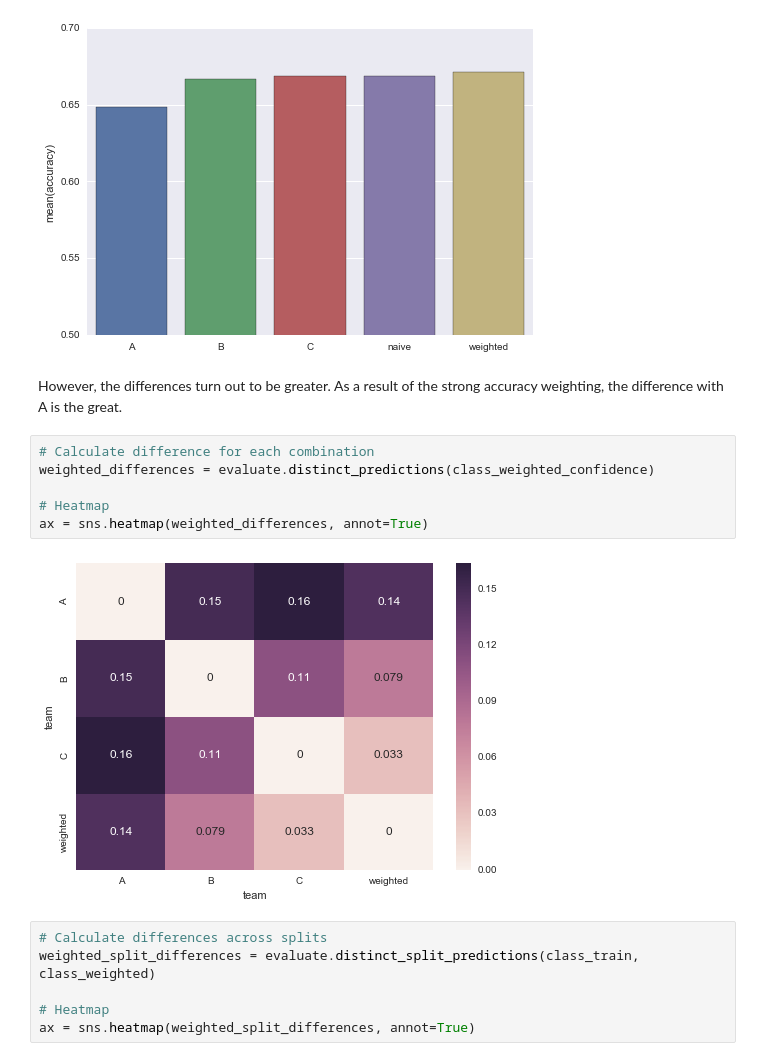
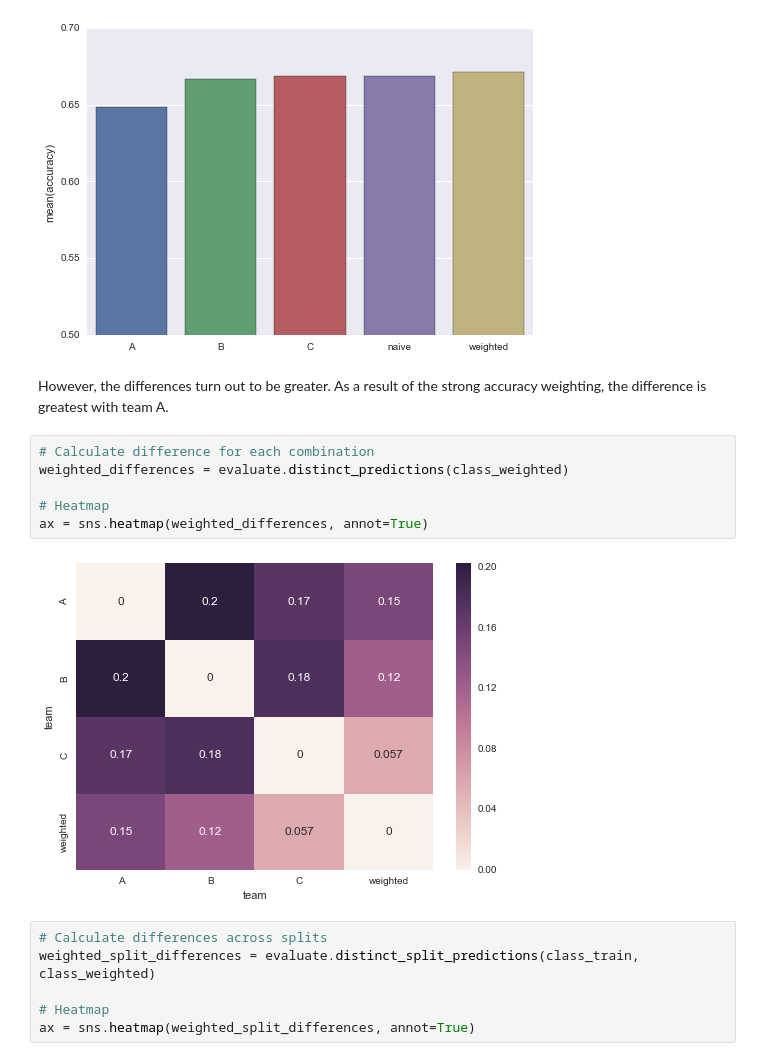
Before and after one commit to busfahren/dmc-results, a Jupyter notebook: merge.ipynb, the cells around one changed output. Saved outputs shown, nothing was run; the diff lists cells and outputs as text.

```diff
--- a/merge.ipynb
+++ b/merge.ipynb
@@ -135,15 +128,15 @@ lim = ax.set_ylim([0.5, 0.7])
 # %% [output]
 [figure]
 # %% [markdown]
-However, the differences turn out to be greater. As a result of the strong accuracy weighting, the difference with A is the great.
+However, the differences turn out to be greater. As a result of the strong accuracy weighting, the difference is greatest with team A.
 # %%
 # Calculate difference for each combination
-weighted_differences = evaluate.distinct_predictions(class_weighted_confidence)
+weighted_differences = evaluate.distinct_predictions(class_weighted)
 
 # Heatmap
 ax = sns.heatmap(weighted_differences, annot=True)
 # %% [output]
-[figure, old version]
+[figure, new version]
 # %%
 # Calculate differences across splits
 weighted_split_differences = evaluate.distinct_split_predictions(class_train, class_weighted)
```
Also changed, not shown: parts of 7 cells of this notebook.
